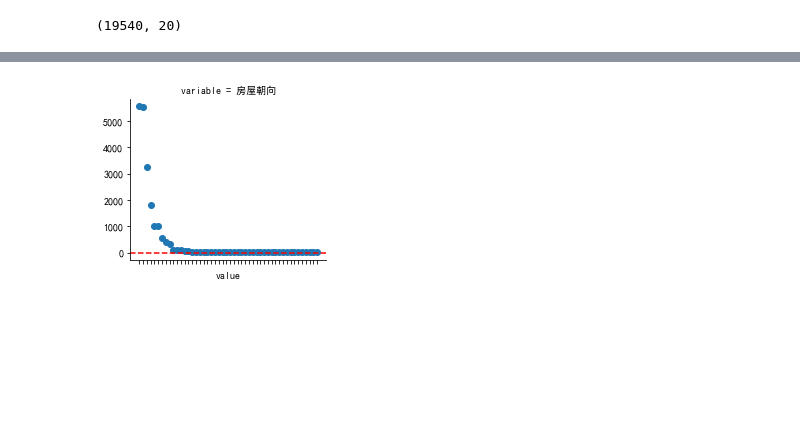
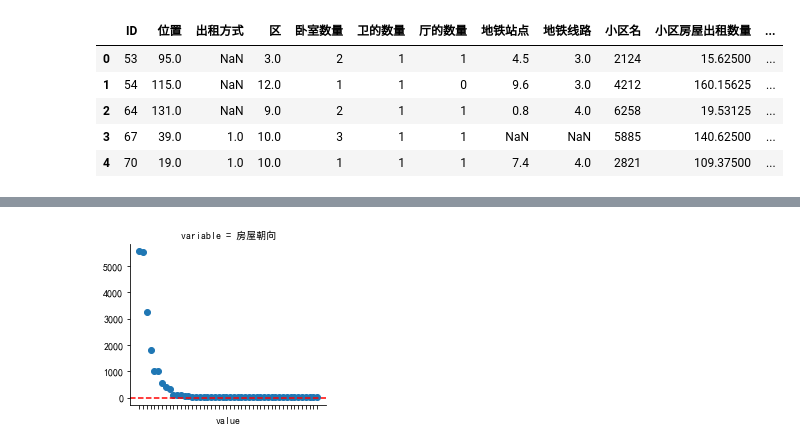
Before and after one commit to johngolt/golt, a Jupyter notebook: PycharmProjects/Work/测试/Untitled1.ipynb, the cells around one changed output, grey strips where cells are left out. Cells and saved outputs as stored; diff of their text form; code cells hidden in the pictures; blank space fills up the shorter version.

```diff
--- a/PycharmProjects/Work/测试/Untitled1.ipynb
+++ b/PycharmProjects/Work/测试/Untitled1.ipynb
@@ -16,6 +21,11 @@ import UserFunc as uf
 df = pd.read_csv('train.csv',
                  skiprows=lambda x: x>0 and np.random.rand()>0.1)
 # %%
-df.shape
+df.head()
 # %% [output]
-(19540, 20)
+|  | ID | 位置 | 出租方式 | 区 | 卧室数量 | 卫的数量 | 厅的数量 | 地铁站点 | 地铁线路 | 小区名 | 小区房屋出租数量 | ... |
+| 0 | 53 | 95.0 | NaN | 3.0 | 2 | 1 | 1 | 4.5 | 3.0 | 2124 | 15.62500 | ... |
+| 1 | 54 | 115.0 | NaN | 12.0 | 1 | 1 | 0 | 9.6 | 3.0 | 4212 | 160.15625 | ... |
+| 2 | 64 | 131.0 | NaN | 9.0 | 2 | 1 | 1 | 0.8 | 4.0 | 6258 | 19.53125 | ... |
+| 3 | 67 | 39.0 | 1.0 | 10.0 | 3 | 1 | 1 | NaN | NaN | 5885 | 140.62500 | ... |
+| 4 | 70 | 19.0 | 1.0 | 10.0 | 1 | 1 | 1 | 7.4 | 4.0 | 2821 | 109.37500 | ... |
```
Also changed, not shown: parts of 14 cells of this notebook, 11 other files.
